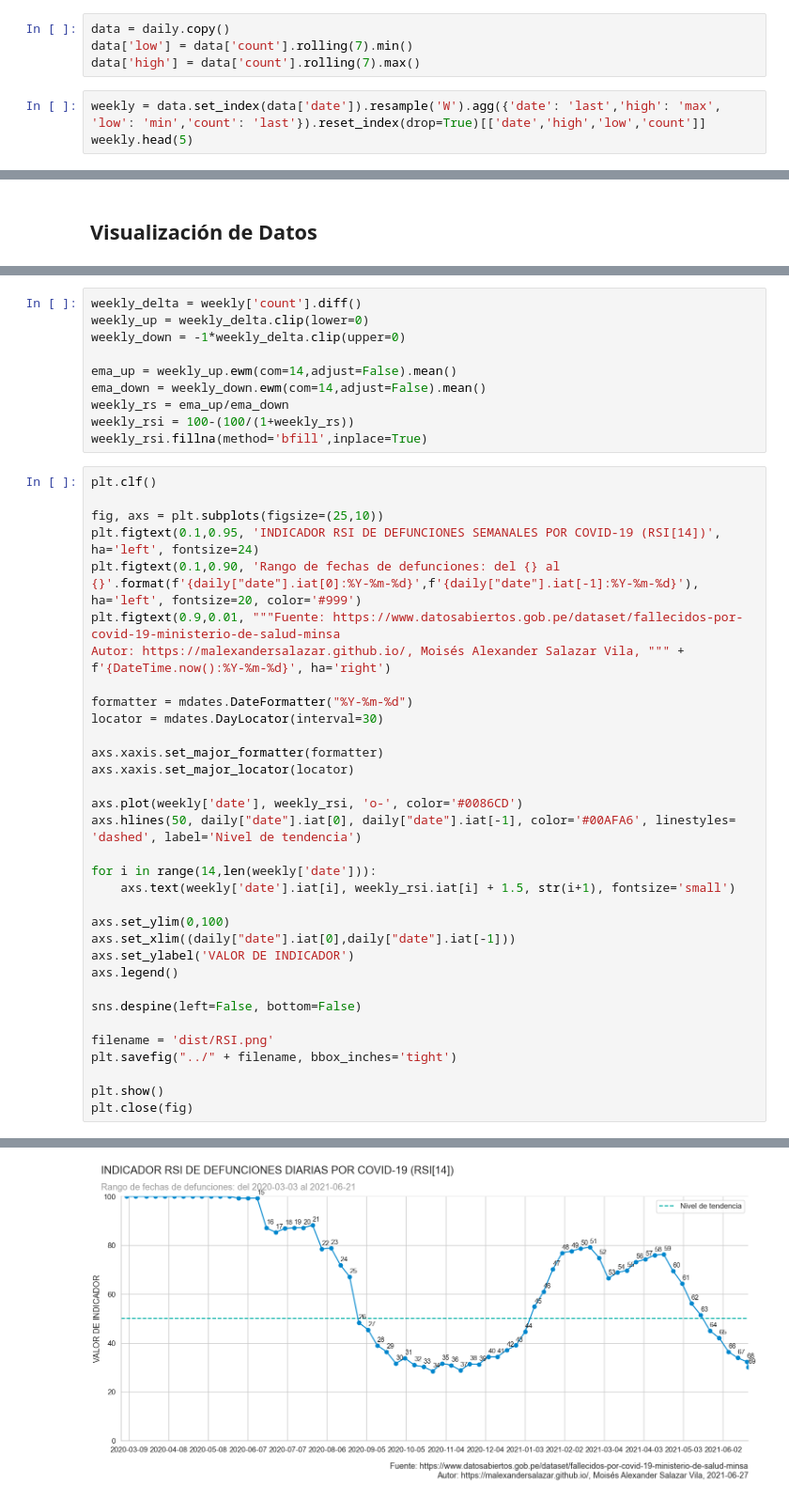
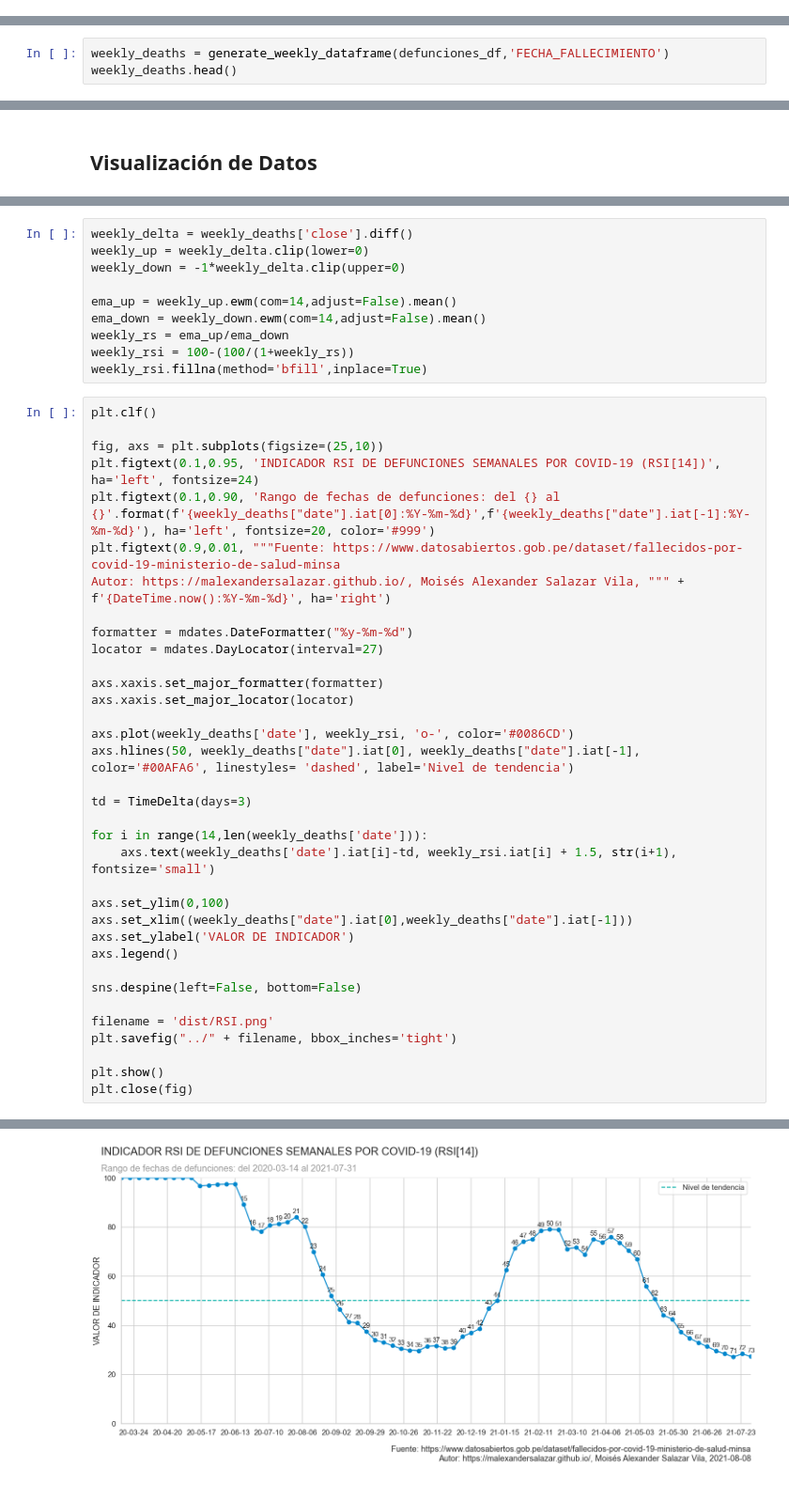
Before and after one commit to malexandersalazar/covid-19-peru-analisis-oleadas, a Jupyter notebook: src/main.ipynb, the cells around one changed output, grey strips where cells are left out. Shown at 94% size. Cells and saved outputs as stored; diff of their text form.

```diff
--- a/src/main.ipynb
+++ b/src/main.ipynb
@@ -59,7 +48,0 @@ daily.head(5)
-# %%
-data = daily.copy()
-data['low'] = data['count'].rolling(7).min()
-data['high'] = data['count'].rolling(7).max()
-# %%
-weekly = data.set_index(data['date']).resample('W').agg({'date': 'last','high': 'max', 'low': 'min','count': 'last'}).reset_index(drop=True)[['date','high','low','count']]
-weekly.head(5)
@@ -72,0 +92,3 @@ weekly.head(5)
+# %%
+weekly_deaths = generate_weekly_dataframe(defunciones_df,'FECHA_FALLECIMIENTO')
+weekly_deaths.head()
@@ -149,5 +178,5 @@ plt.close(fig)
 # %%
-weekly_delta = weekly['count'].diff()
+weekly_delta = weekly_deaths['close'].diff()
 weekly_up = weekly_delta.clip(lower=0)
 weekly_down = -1*weekly_delta.clip(upper=0)
 
@@ -159,36 +188,38 @@ weekly_rsi.fillna(method='bfill',inplace=True)
 # %%
 plt.clf()
 
 fig, axs = plt.subplots(figsize=(25,10))
 plt.figtext(0.1,0.95, 'INDICADOR RSI DE DEFUNCIONES SEMANALES POR COVID-19 (RSI[14])', ha='left', fontsize=24)
-plt.figtext(0.1,0.90, 'Rango de fechas de defunciones: del {} al {}'.format(f'{daily["date"].iat[0]:%Y-%m-%d}',f'{daily["date"].iat[-1]:%Y-%m-%d}'), ha='left', fontsize=20, color='#999')
+plt.figtext(0.1,0.90, 'Rango de fechas de defunciones: del {} al {}'.format(f'{weekly_deaths["date"].iat[0]:%Y-%m-%d}',f'{weekly_deaths["date"].iat[-1]:%Y-%m-%d}'), ha='left', fontsize=20, color='#999')
 plt.figtext(0.9,0.01, """Fuente: https://www.datosabiertos.gob.pe/dataset/fallecidos-por-covid-19-ministerio-de-salud-minsa
 Autor: https://malexandersalazar.github.io/, Moisés Alexander Salazar Vila, """ + f'{DateTime.now():%Y-%m-%d}', ha='right')
 
-formatter = mdates.DateFormatter("%Y-%m-%d")
-locator = mdates.DayLocator(interval=30)
+formatter = mdates.DateFormatter("%y-%m-%d")
+locator = mdates.DayLocator(interval=27)
 
 axs.xaxis.set_major_formatter(formatter)
 axs.xaxis.set_major_locator(locator)
 
-axs.plot(weekly['date'], weekly_rsi, 'o-', color='#0086CD')
-axs.hlines(50, daily["date"].iat[0], daily["date"].iat[-1], color='#00AFA6', linestyles= 'dashed', label='Nivel de tendencia')
+axs.plot(weekly_deaths['date'], weekly_rsi, 'o-', color='#0086CD')
+axs.hlines(50, weekly_deaths["date"].iat[0], weekly_deaths["date"].iat[-1], color='#00AFA6', linestyles= 'dashed', label='Nivel de tendencia')
 
-for i in range(14,len(weekly['date'])):
-    axs.text(weekly['date'].iat[i], weekly_rsi.iat[i] + 1.5, str(i+1), fontsize='small')
+td = TimeDelta(days=3)
+
+for i in range(14,len(weekly_deaths['date'])):
+    axs.text(weekly_deaths['date'].iat[i]-td, weekly_rsi.iat[i] + 1.5, str(i+1), fontsize='small')
 
 axs.set_ylim(0,100)
-axs.set_xlim((daily["date"].iat[0],daily["date"].iat[-1]))
+axs.set_xlim((weekly_deaths["date"].iat[0],weekly_deaths["date"].iat[-1]))
 axs.set_ylabel('VALOR DE INDICADOR')
 axs.legend()
 
 sns.despine(left=False, bottom=False)
 
 filename = 'dist/RSI.png'
 plt.savefig("../" + filename, bbox_inches='tight')
 
 plt.show()
 plt.close(fig)
 # %% [output]
 <Figure size 432x288 with 0 Axes>
-[figure, old version]
+[figure, new version]
```
Also changed, not shown: parts of 18 cells of this notebook, 5 other files.
